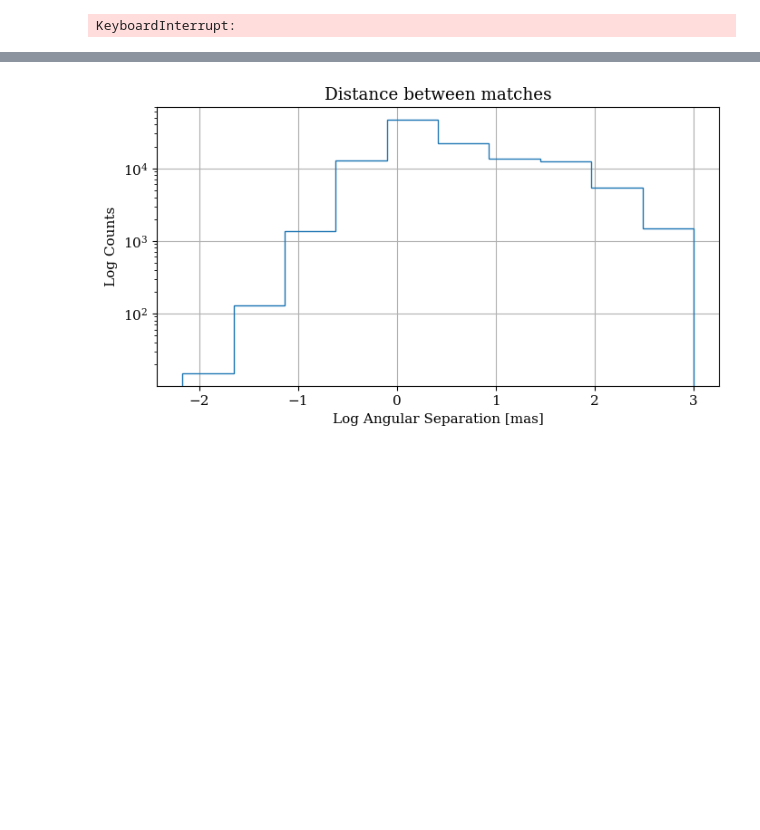
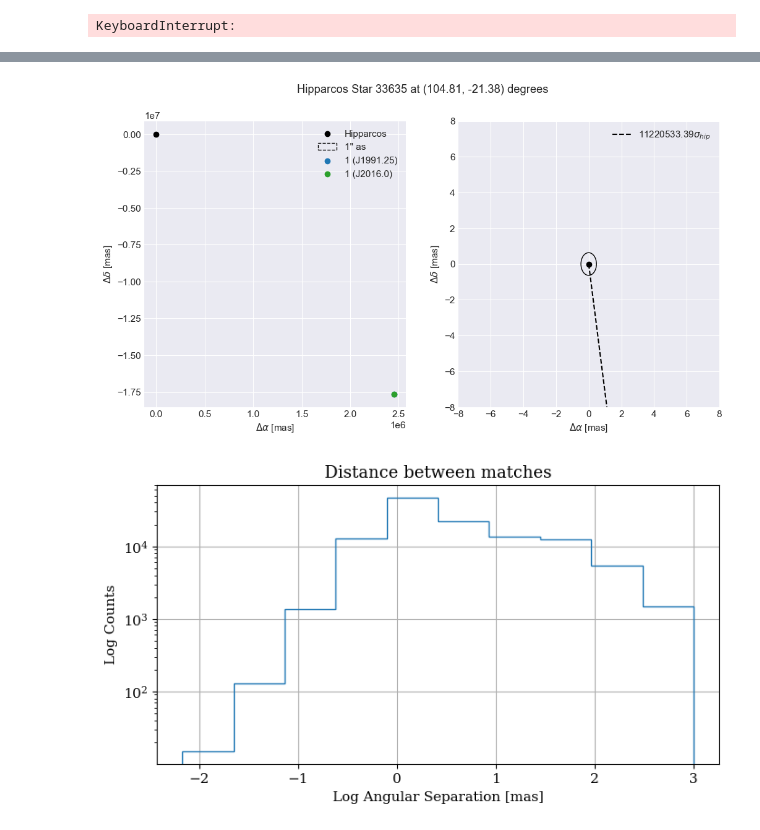
Before and after one commit to RenVit318/masterproject, a Jupyter notebook: src/notebooks/crossmatch_analysis.ipynb, the cells around one changed output, grey strips where cells are left out. Saved outputs shown, nothing was run; the diff lists cells and outputs as text; code cells hidden in the pictures; blank space fills up the shorter version.

```diff
--- a/src/notebooks/crossmatch_analysis.ipynb
+++ b/src/notebooks/crossmatch_analysis.ipynb
@@ -368,0 +372,83 @@ print(pos_hipp_params)
+# %%
+# Plot for presentation of Gaia propagation
+ei = 1 # error inflation for testing
+
+cs_radius = 1
+fig, axs = plt.subplots(1,2, figsize=(12,6))
+
+ra_h = pos_hipp[0] * 3600 * 1e3
+de_h = pos_hipp[1] * 3600 * 1e3
+avg_hipp_er = np.sqrt((pos_hipp[2])**2 + (pos_hipp[3])**2)
+
+# Left Square
+axs[0].scatter(0, 0, c='black',label='Hipparcos', zorder=3)
+hipp_err_ellipse = Ellipse((0,0), ei*pos_hipp[2], ei*pos_hipp[3], fill=False, ec='yellow')
+axs[0].add_patch(hipp_err_ellipse)
+
+
+conesearch_circle = Circle((0,0), cs_radius * 1e3, fill=False, ec='black', ls='--', label=f'{cs_radius}" as')
+axs[0].add_patch(conesearch_circle)
+
+
+for i,pos in enumerate([pos_gaia_table_full[idx[random_idx]]]):
+    ra = pos['ra_prop'] * 3600 * 1e3
+    de = pos['dec_prop'] * 3600 * 1e3
+    axs[0].scatter(ra - ra_h, de - de_h,  label=f'{i+1} (J1991.25)', c=f'C{i}')
+    gaia_err_ellipse = Ellipse((ra - ra_h, de - de_h), ei*pos['e_ra_prop'], ei*pos['e_de_prop'],
+                               fill=False, color=f'C{i}')
+    axs[0].add_patch(gaia_err_ellipse)
+
+    ra = pos['ra'] * 3600 * 1e3
+    de = pos['dec'] * 3600 * 1e3
+    axs[0].scatter(ra - ra_h, de - de_h, label=f'{i+1} (J2016.0)', c=f'C{i+2}')
+
+    axs[0].arrow(ra-ra_h, de-de_h, pos['pmra'], pos['pmdec'], color=f'C{i+2}', head_width=50)
+    print(pos['e_ra_prop'])
+
+# Right square
+axs[1].scatter(0, 0, c='black')#,label='Hipparcos')
+hipp_err_ellipse = Ellipse((0,0), ei*pos_hipp[2], ei*pos_hipp[3], fill=False, ec='black')
+axs[1].add_patch(hipp_err_ellipse)
+
+
+conesearch_circle = Circle((0,0), cs_radius * 1e3, fill=False, ec='black', ls='--')#, label=f'{cs_radius}" as')
+axs[1].add_patch(conesearch_circle)
+
+for i,pos in enumerate([pos_gaia_table_full[idx[random_idx]]]):
+    ra = pos['ra_prop'] * 3600 * 1e3
+    de = pos['dec_prop'] * 3600 * 1e3
+    axs[1].scatter(ra - ra_h, de - de_h, c=f'C{i}')
+    gaia_err_ellipse = Ellipse((ra - ra_h, de - de_h), ei*pos['e_ra_prop'], ei*pos['e_de_prop'],
+                           fill=False, color=f'C{i}')
+    axs[1].add_patch(gaia_err_ellipse)
+
+    distance = np.sqrt((ra-ra_h)**2 + (de-de_h)**2)
+    ew_distance = (distance)/avg_hipp_er
+
+    axs[1].plot([0,ra-ra_h],[0,de-de_h], c='black', ls='--', label=f'{ew_distance:.2f}'+r'$\sigma_{hip}$')
+
+
+
+
+
+
+#plt.savefig('../../../figures/example_skyplot_sigma.png', bbox_inches='tight')
+
+sq_scale = 8 # mas
+axs[1].set_xlim(-sq_scale, +sq_scale)
+axs[1].set_ylim(-sq_scale, +sq_scale)
+
+#plt.savefig('../../../figures/example_skyplot_sigma_zoomed.png', bbox_inches='tight')
+
+for ax in axs:
+    ax.set_xlabel(r"$\Delta\alpha$ [mas]")
+    ax.set_ylabel(r"$\Delta\delta$ [mas]")
+    ax.legend()
+plt.suptitle(f"Hipparcos Star {hipp_id} at ({pos_hipp[0]:.2f}, {pos_hipp[1]:.2f}) degrees")
+plt.savefig(fpath+'example_skypiece', bbox_inches='tight', transparent=True)
+plt.show()
+
+
+
+#dist = angular_distance2(pos_hipp[0], pos_hipp[1], pos_gaia[0][0], pos_gaia[0][1], unit='degrees')
+# %% [output]
@@ -368,0 +456 @@ print(pos_hipp_params)
+[figure, added]
```
Also changed, not shown: parts of 15 cells of this notebook.
